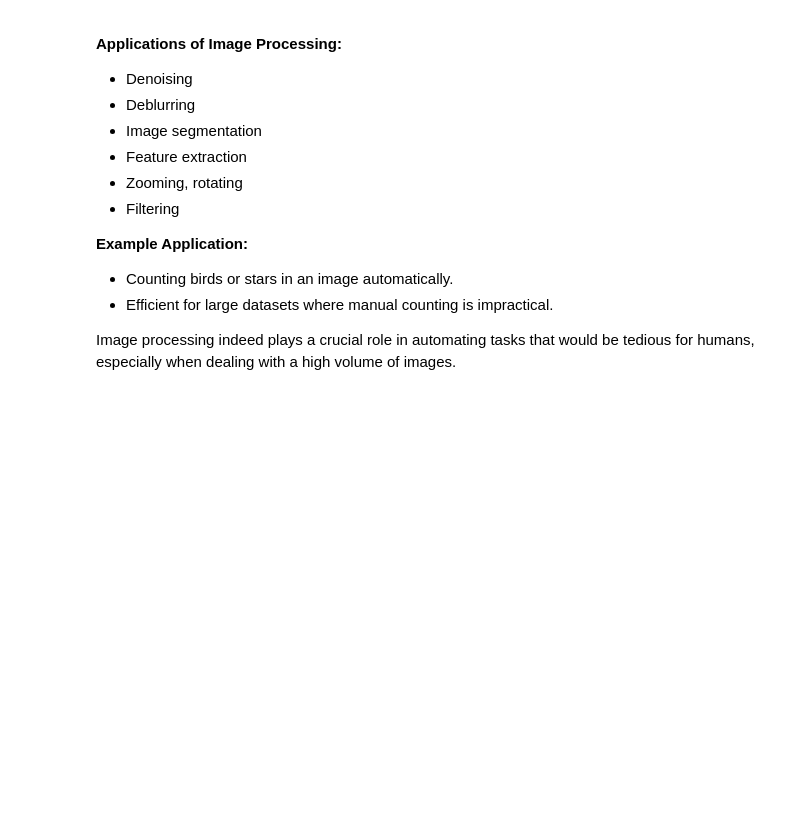
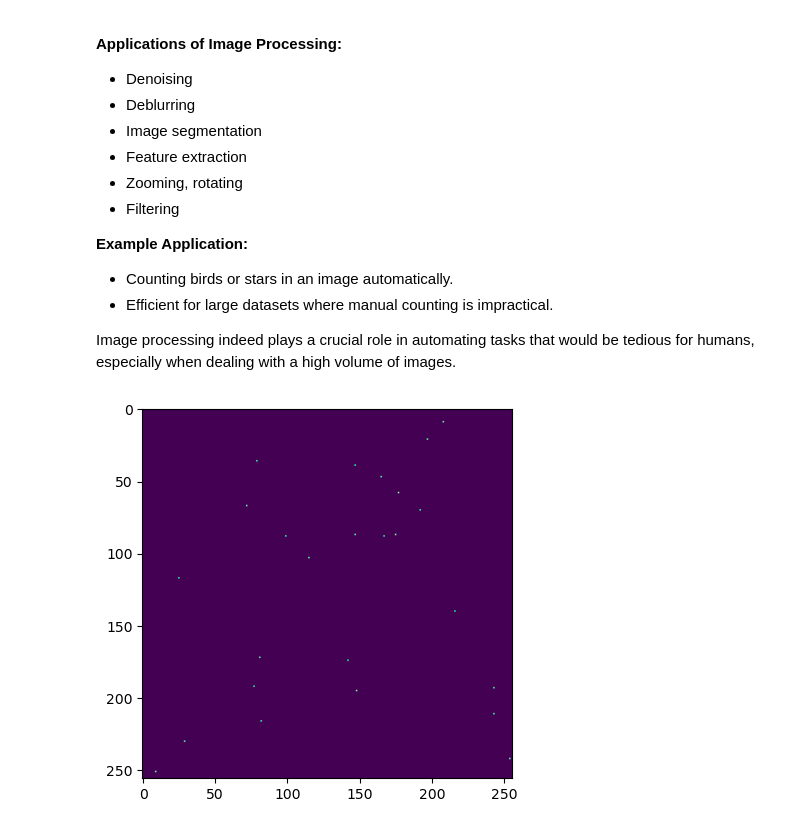
Before and after one commit to Zumh/dataAnalysis2023, a Jupyter notebook: chapter3_image_processing.ipynb, the cells around one changed output. Drawn from its saved outputs; the diff is of its cells as text; code cells hidden in the pictures; blank space fills up the shorter version.

```diff
--- a/chapter3_image_processing.ipynb
+++ b/chapter3_image_processing.ipynb
@@ -411,3 +428,13 @@ main()
 - Efficient for large datasets where manual counting is impractical.
 
 Image processing indeed plays a crucial role in automating tasks that would be tedious for humans, especially when dealing with a high volume of images.
+# %%
+n=5
+l=256
+im = np.zeros((l,l))
+np.random.seed(0)
+points = np.random.randint(0, l, (2, n**2))  # sample n*n pixels from the array im
+im[points[0], points[1]] = 1
+plt.imshow(im);
+# %% [output]
+[figure, added]
```
Also changed, not shown: parts of 3 cells of this notebook.
